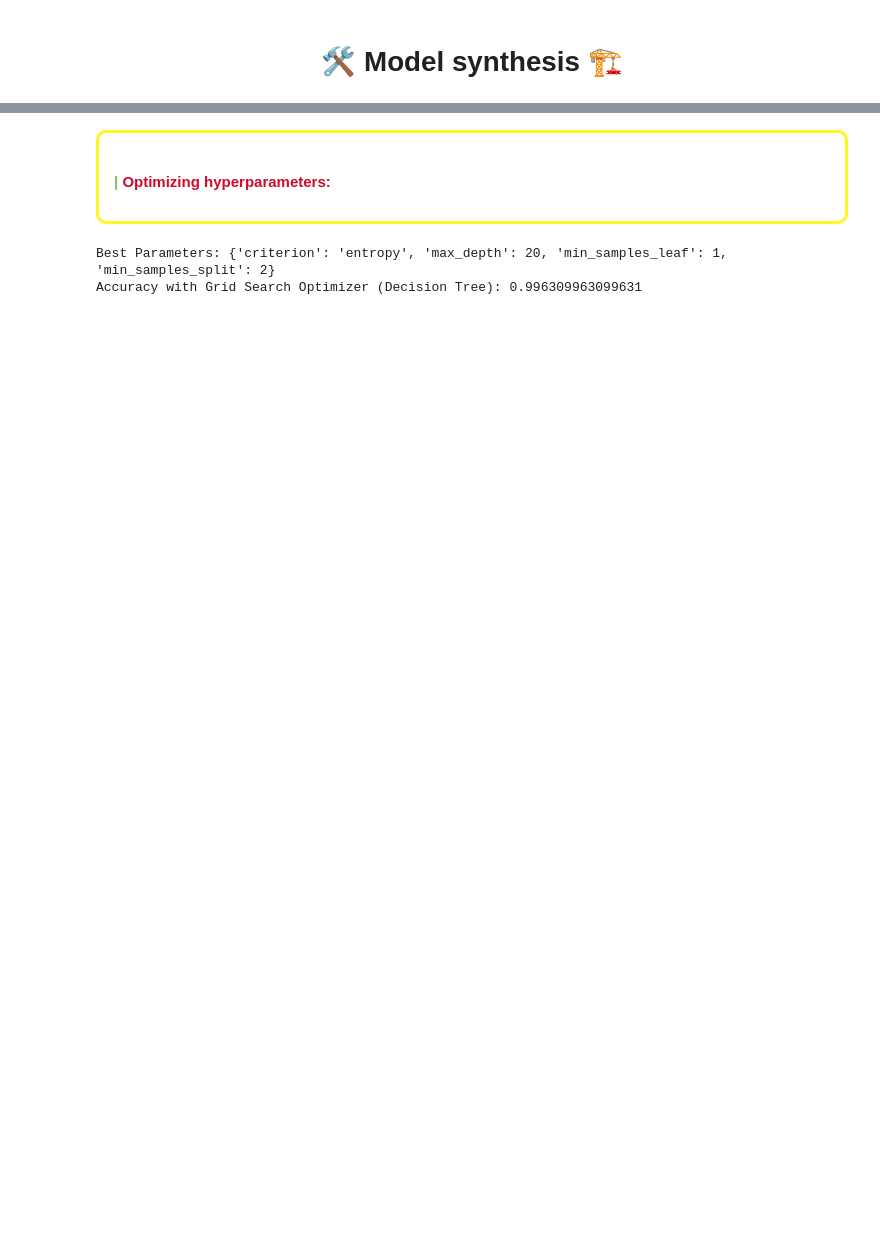
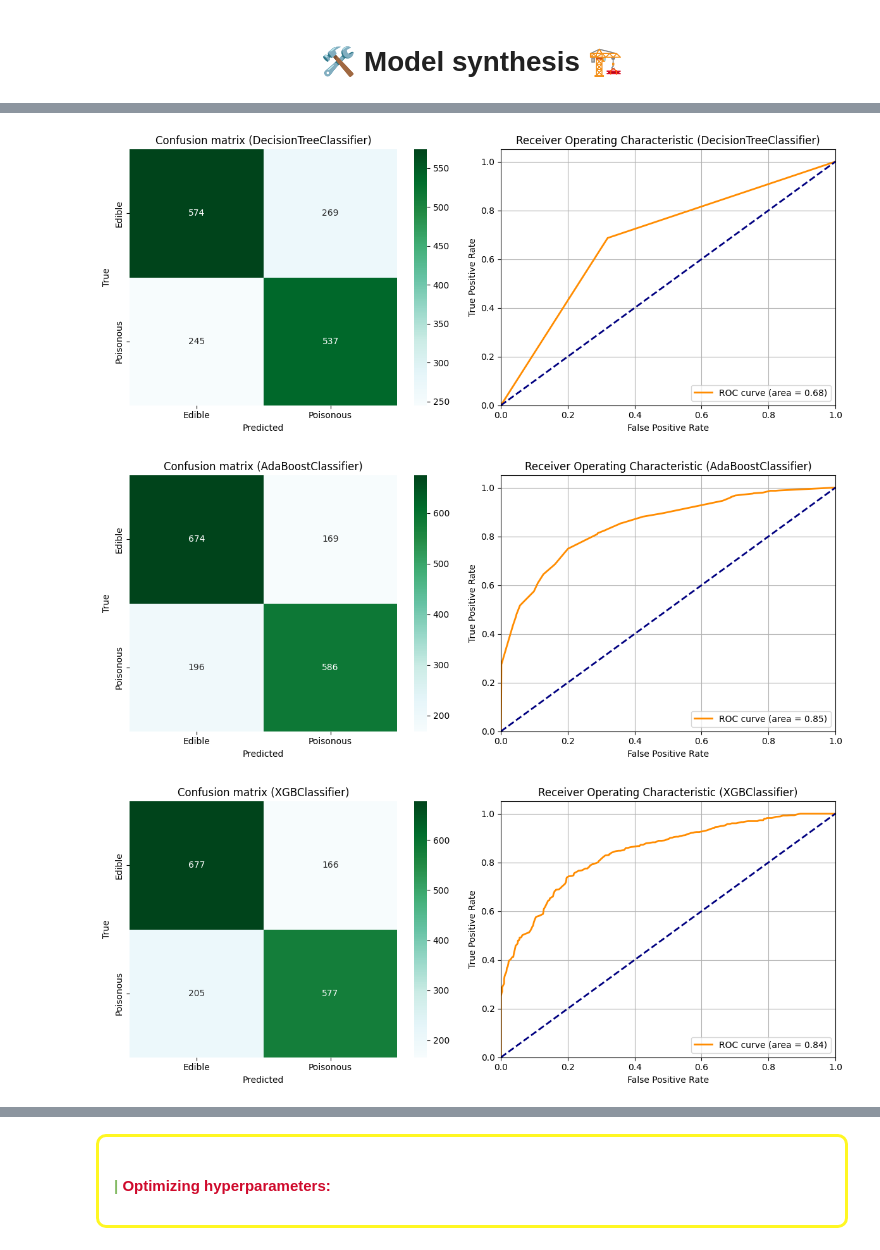
Before and after one commit to AsinaMilic/ML_course_projects, a Jupyter notebook: mushrooms-final.ipynb, the cells around one changed output, grey strips where cells are left out. Cells and saved outputs as stored; diff of their text form; code cells hidden in the pictures; blank space fills up the shorter version.

```diff
--- a/mushrooms-final.ipynb
+++ b/mushrooms-final.ipynb
@@ -959,0 +1098,16 @@ y =df['class']
+# %%
+X_train, X_test, y_train, y_test = train_test_split(X,y,test_size=0.2,random_state=42)
+results_1 = []
+# %%
+# Train, evaluate, and plot for each classifier
+for clf in classifiers:
+    clf_name = clf.__class__.__name__
+    result = train_evaluate_plot_model(clf, X_train, X_test, y_train, y_test, clf_name, to_plot=False)
+    results_1.append(result)
+
+
+results_df = pd.DataFrame(results_1)
+# results_df.set_index('Model', inplace=True)
+
+styled_results_df = results_df.style.background_gradient(cmap='Blues', axis=0)
+styled_results_df
@@ -963 +1126,5 @@ y =df['class']
 </div>
+# %%
+desired_variance_ratio = 0.1
+df_pca = apply_pca_with_variance(df, desired_variance_ratio)
+df_pca
@@ -964,2 +1152,5 @@ y =df['class']
 # %%
-X_train, X_test, y_train, y_test = train_test_split(X,y,test_size=0.1,random_state=42)
+X = df_pca
+y = df['class']
+X_train, X_test, y_train, y_test = train_test_split(X,y,test_size=0.2,random_state=42)
+results_pca_1 = []
@@ -1192,0 +1157,17 @@ weighted avg       1.00      1.00      1.00       813
+# %%
+# Train, evaluate, and plot for each classifier
+for clf in classifiers:
+    clf_name = clf.__class__.__name__
+    result = train_evaluate_plot_model(clf, X_train, X_test, y_train, y_test, clf_name, to_plot=True)
+    results_pca_1.append(result)
+
+
+results_df = pd.DataFrame(results_pca_1)
+# results_df.set_index('Model', inplace=True)
+
+styled_results_df = results_df.style.background_gradient(cmap='Blues', axis=0)
+styled_results_df
+# %% [output]
+[figure, added]
+[figure, added]
+[figure, added]
@@ -1194,40 +1187,3 @@ weighted avg       1.00      1.00      1.00       813
 <div style="border-radius:10px;border:#FFF722 solid;padding: 15px;background-color:#ffffff00;font-size:100%;text-align:left">
     <b><h4><span style='color:#85BB65'>|</span> <span style = 'color:#cf0a2c'> Optimizing hyperparameters:</span></h4></b>
 </div>
-# %%
-from sklearn.tree import DecisionTreeClassifier
-from sklearn.model_selection import GridSearchCV
-
-# Inicijalizacija DecisionTreeClassifier
-dec_tree = DecisionTreeClassifier()
-
-# Definisanje opsega vrednosti hiperparametara koje želite testirati
-param_grid = {
-    'criterion': ['gini', 'entropy'],
-    'max_depth': [None, 5, 10, 15, 20],
-    'min_samples_split': [2, 5, 10, 15],
-    'min_samples_leaf': [1, 2, 4, 8]
-}
-
-
-# Inicijalizacija GridSearchCV
-grid_search = GridSearchCV(estimator=dec_tree, param_grid=param_grid, cv=5, scoring='accuracy')
-
-# Pokretanje GridSearchCV na trening podacima
-grid_search.fit(X_train, y_train)
-
-# Najbolji model dobijen kroz GridSearchCV
-best_dec_tree_model = grid_search.best_estimator_
-
-# Prikazivanje najboljih parametara
-print("Best Parameters:", grid_search.best_params_)
-
-# Evaluacija najboljeg modela na test podacima
-y_pred_grid_search = best_dec_tree_model.predict(X_test)
-
-# Računanje tačnosti modela
-accuracy_grid_search = accuracy_score(y_test, y_pred_grid_search)
-print("Accuracy with Grid Search Optimizer (Decision Tree):", accuracy_grid_search)
-# %% [output]
-Best Parameters: {'criterion': 'entropy', 'max_depth': 20, 'min_samples_leaf': 1, 'min_samples_split': 2}
-Accuracy with Grid Search Optimizer (Decision Tree): 0.996309963099631
```
Also changed, not shown: parts of 34 cells of this notebook.
